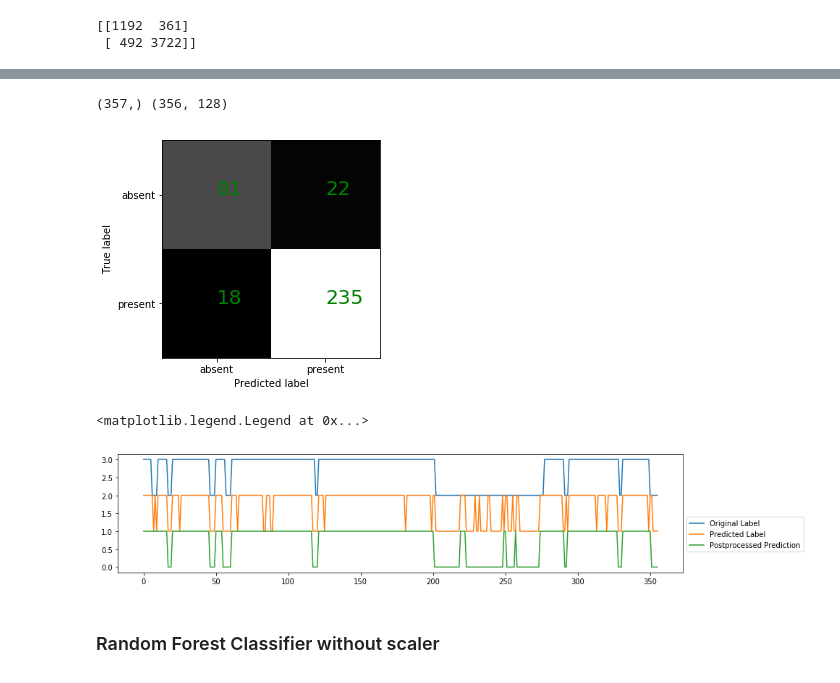
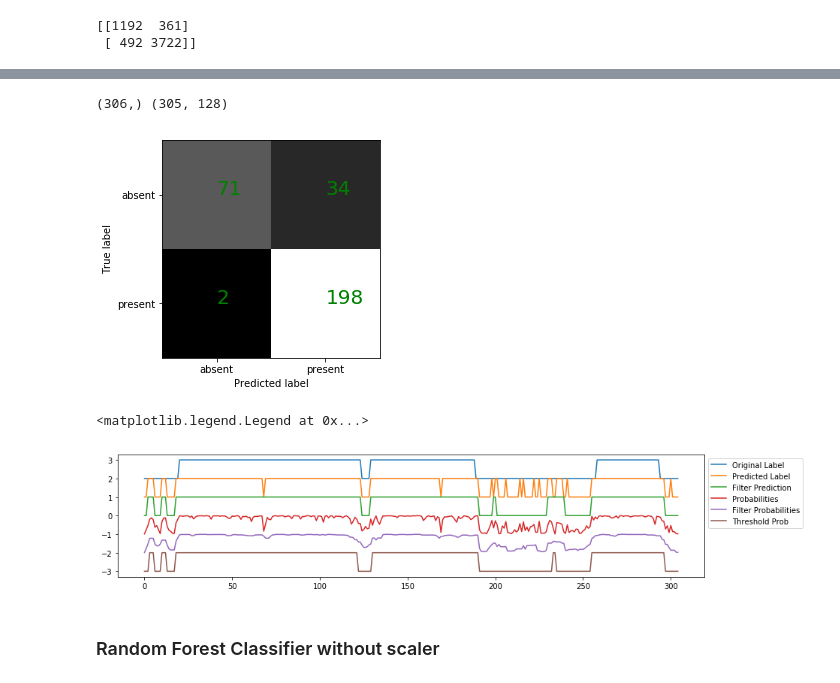
Before and after one commit to shayenne/vocaldetection, a Jupyter notebook: scripts/TrainModels_SVD_VGGish.ipynb, the cells around one changed output, grey strips where cells are left out. Saved outputs shown, nothing was run; the diff lists cells and outputs as text; code cells hidden in the pictures.

```diff
--- a/scripts/TrainModels_SVD_VGGish.ipynb
+++ b/scripts/TrainModels_SVD_VGGish.ipynb
@@ -191,7 +191,7 @@ for train_index, test_index in kf.split(X):
     params = [0.1] #[1, 0.1, 0.01, 0.001]
 
     for c in params:
-        clf = SVC(C=c)
+        clf = SVC(C=c, probability=True)
 
         # Fit (=train) the model
         clf.fit(train_features_scaled, y_train)
@@ -223,10 +223,10 @@ from sklearn.svm import SVC
 params = [10, 1, 0.1, 0.01, 0.001]
 
 for c in params:
-    clf = SVC(C=c)
+    clf1 = SVC(C=c)
 
     # Fit (=train) the model
-    clf.fit(train_features_scaled, y_train)
+    clf1.fit(train_features_scaled, y_train)
 
     # save the model to disk
     #filename = 'finalized_model_SVM_'+str(c)+'_VGGish.sav'
@@ -234,7 +234,7 @@ for c in params:
     #joblib.dump(clf, filename)
 
     # Now lets predict the labels of the test data!
-    predictions = clf.predict(test_features_scaled)
+    predictions = clf1.predict(test_features_scaled)
     # SVM Accuracy
     accuracy = sklearn.metrics.accuracy_score(y_test, predictions)
     print(accuracy)
@@ -293,5 +293,5 @@ print(cm)
 # %%
-piece_name = 'AClassicEducation_NightOwl'
+piece_name = 'BigTroubles_Phantom'
 # %%
 vggish = pd.read_csv(VGGish_PATH+piece_name+"_VGGish_PCA.csv",index_col=None, header=None)
 vggish = vggish.values
@@ -304,13 +304,16 @@ piece_test = np.load(FEAT_PATH+piece_name+"_labels.npy")
 print (piece_test.shape, vggish.shape)
 piece_test = piece_test[:vggish.shape[0]]
 # %% [output]
-(357,) (356, 128)
+(306,) (305, 128)
 # %%
 # lets compute the show the confusion matrix:
 cm = sklearn.metrics.confusion_matrix(piece_test, pred_labels)
 plot_cm(cm)
 # %% [output]
-[figure, old version]
+[figure, new version]
+# %%
+proba = clf.predict_proba(piece_features_scaled)
+proba = proba[:,1]
 # %%
 import scipy.signal
 import matplotlib.pyplot as plt
@@ -320,12 +323,18 @@ import seaborn as sns
 # %%
 plt.figure(figsize=(14,3))
 plt.plot(piece_test+2)
 plt.plot(pred_labels+1)
 plt.plot(scipy.signal.medfilt(pred_labels,kernel_size=5))
-plt.legend(['Original Label', 'Predicted Label', 'Postprocessed Prediction'], bbox_to_anchor=(1, 0.5))
+plt.plot(proba-1)
+plt.plot(scipy.signal.medfilt(proba,kernel_size=5)-2)
+thresh = np.zeros(len(proba))
+thresh[scipy.signal.medfilt(proba,kernel_size=5) > 0.6] = 1
+plt.plot(thresh-3)
+plt.legend(['Original Label', 'Predicted Label', 'Filter Prediction',
+            'Probabilities', 'Filter Probabilities', 'Threshold Prob'], bbox_to_anchor=(1, 1))
 # %% [output]
 <matplotlib.legend.Legend at 0x...>
-[figure, old version]
+[figure, new version]
 # %% [markdown]
 ### Random Forest Classifier without scaler
 # %%
```
Also changed, not shown: parts of 2 cells of this notebook.
